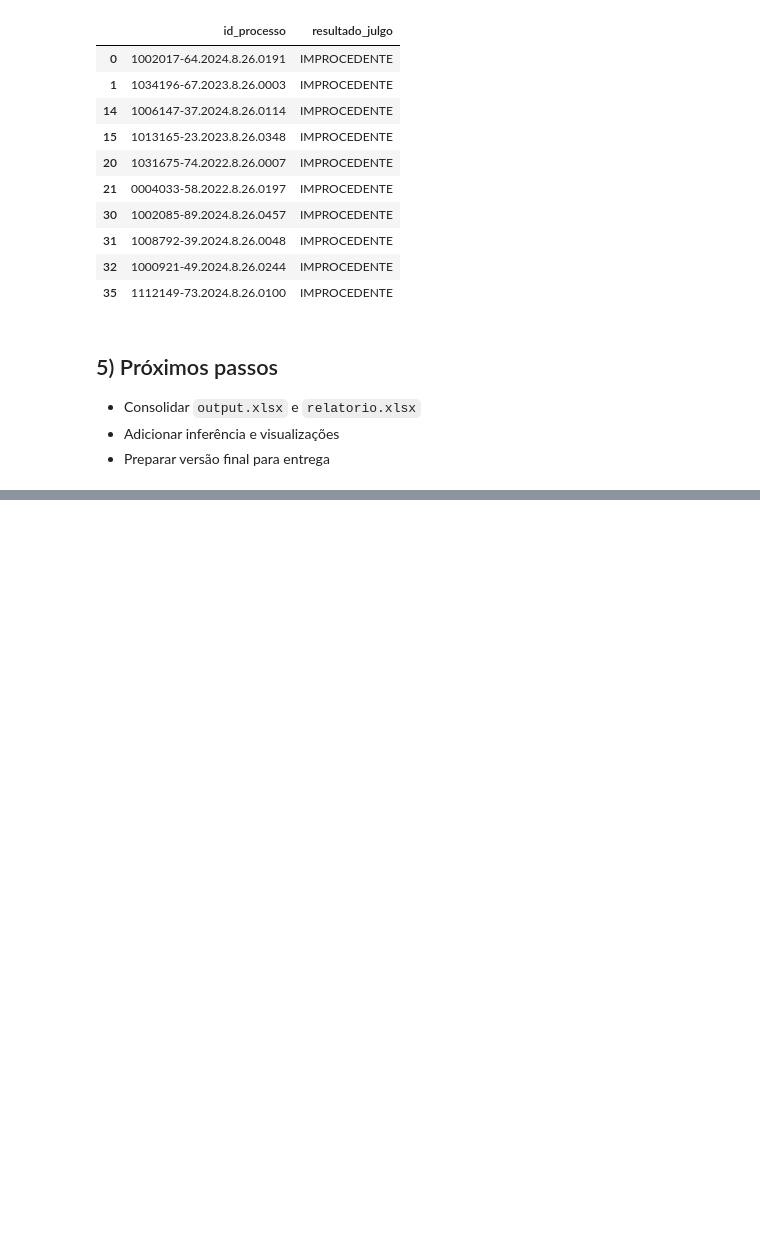
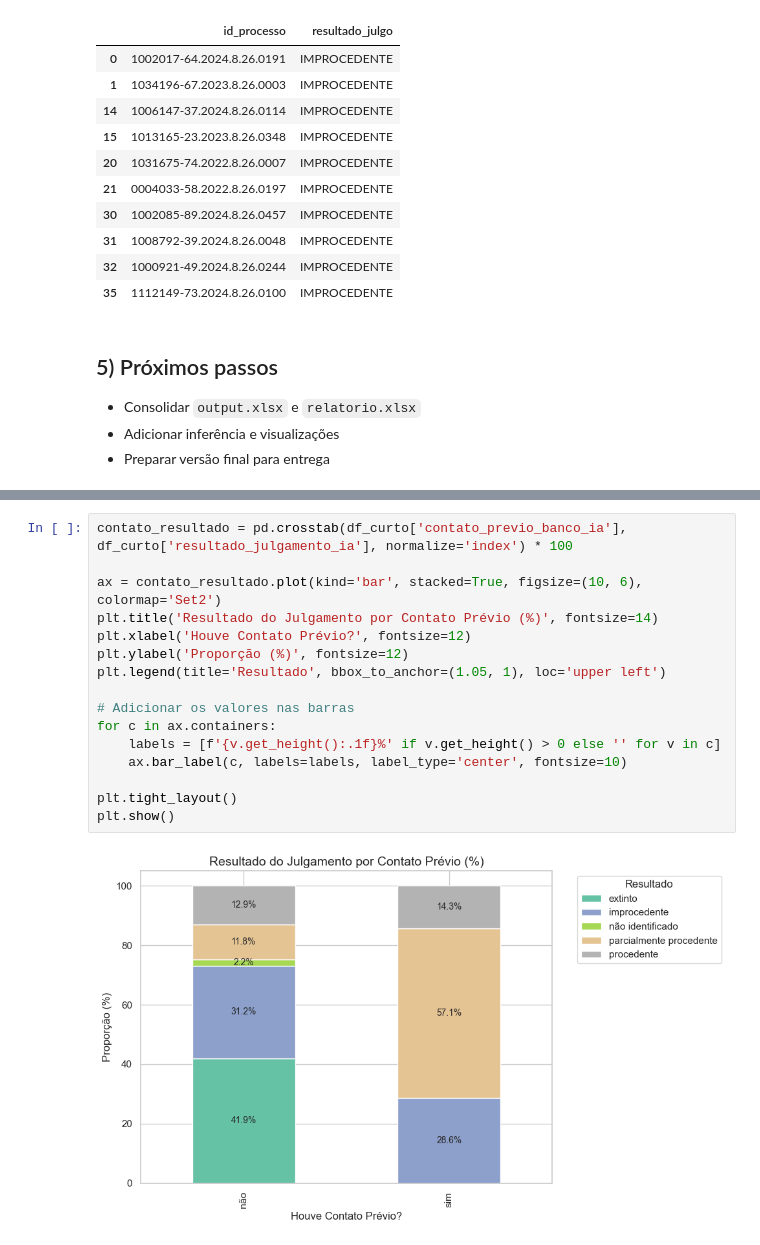
Before and after one commit to gab-correia/clinicas26, a Jupyter notebook: main.ipynb, the cells around one changed output, grey strips where cells are left out. Cells and saved outputs as stored; diff of their text form; blank space fills up the shorter version.

```diff
--- a/main.ipynb
+++ b/main.ipynb
@@ -924,0 +1058,18 @@ Arquivo salvo: decisoes_improcedente_10.txt | exemplos: 10
+# %%
+contato_resultado = pd.crosstab(df_curto['contato_previo_banco_ia'], df_curto['resultado_julgamento_ia'], normalize='index') * 100
+
+ax = contato_resultado.plot(kind='bar', stacked=True, figsize=(10, 6), colormap='Set2')
+plt.title('Resultado do Julgamento por Contato Prévio (%)', fontsize=14)
+plt.xlabel('Houve Contato Prévio?', fontsize=12)
+plt.ylabel('Proporção (%)', fontsize=12)
+plt.legend(title='Resultado', bbox_to_anchor=(1.05, 1), loc='upper left')
+
+# Adicionar os valores nas barras
+for c in ax.containers:
+    labels = [f'{v.get_height():.1f}%' if v.get_height() > 0 else '' for v in c]
+    ax.bar_label(c, labels=labels, label_type='center', fontsize=10)
+
+plt.tight_layout()
+plt.show()
+# %% [output]
+[figure, added]
```
Also changed, not shown: parts of 31 cells of this notebook, 4 other files.
